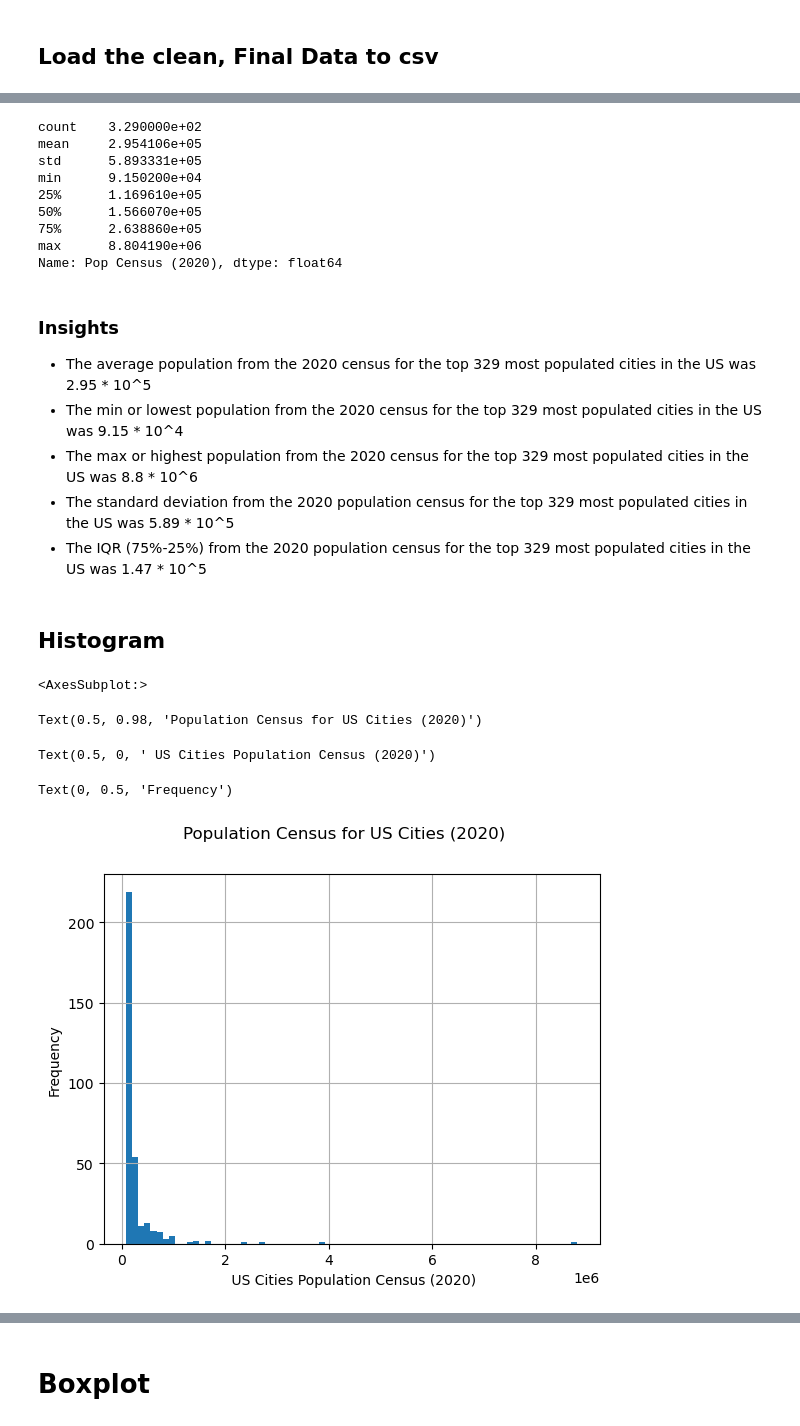
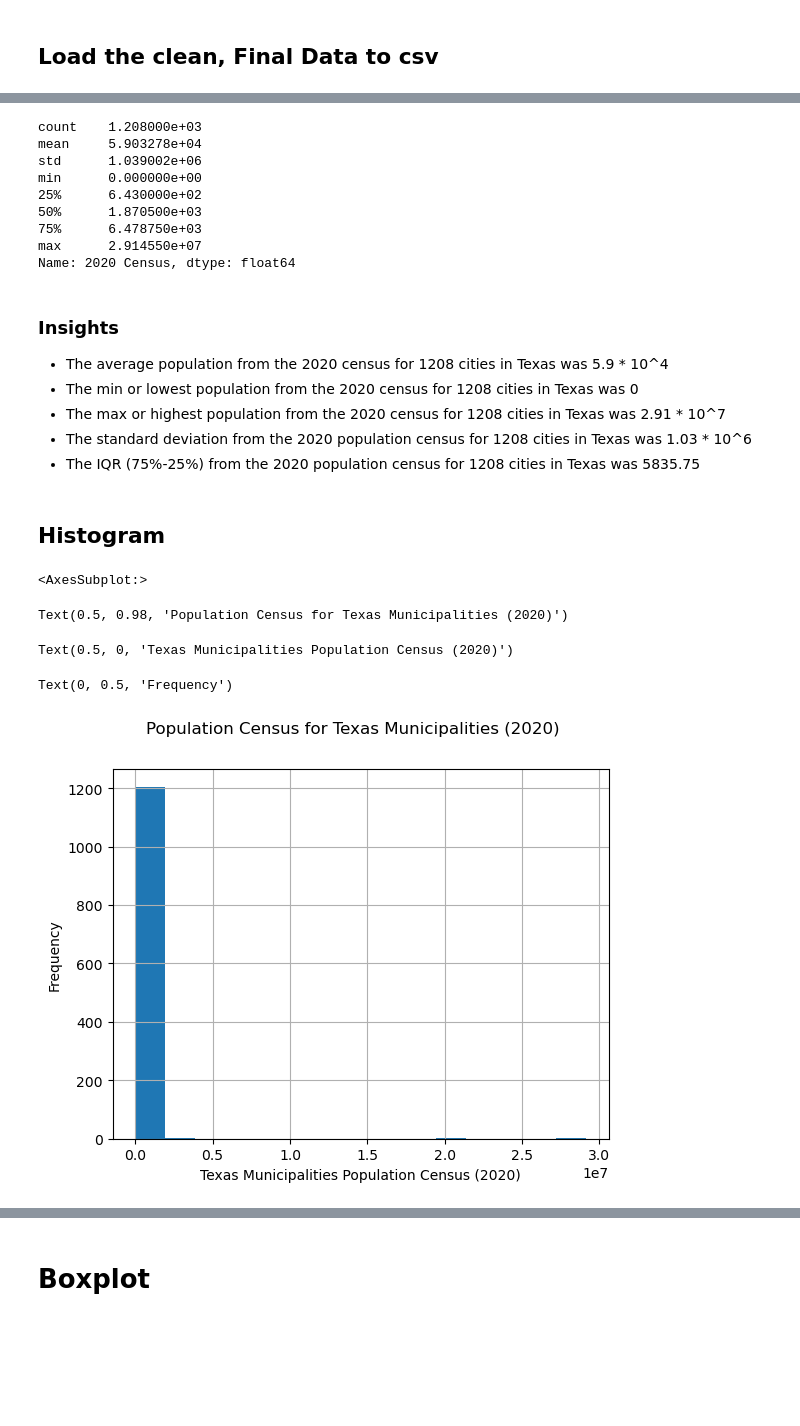
Before and after one commit to ZacharySoo01/I310D_DataCuration-Analysis, a Jupyter notebook: zks273_assignment7.ipynb, the cells around one changed output, grey strips where cells are left out. Drawn from its saved outputs; the diff is of its cells as text; code cells hidden in the pictures; blank space fills up the shorter version.

```diff
--- a/zks273_assignment7.ipynb
+++ b/zks273_assignment7.ipynb
@@ -152,39 +180,39 @@ import pylab as pl
 InteractiveShell.ast_node_interactivity = "all"
 
 
-uspopulation_df = pd.read_csv("WikiUSCitiesPopulationFinal.csv")
-pop_census = uspopulation_df["Pop Census (2020)"]
+txpopulation_df = pd.read_csv("WikiTxCitiesPopulationFinal.csv")
+pop_census = txpopulation_df["2020 Census"]
 pop_census.describe()
 # %% [output]
-count    3.290000e+02
-mean     2.954106e+05
-std      5.893331e+05
-min      9.150200e+04
-25%      1.169610e+05
-50%      1.566070e+05
-75%      2.638860e+05
-max      8.804190e+06
-Name: Pop Census (2020), dtype: float64
+count    1.208000e+03
+mean     5.903278e+04
+std      1.039002e+06
+min      0.000000e+00
+25%      6.430000e+02
+50%      1.870500e+03
+75%      6.478750e+03
+max      2.914550e+07
+Name: 2020 Census, dtype: float64
 # %% [markdown]
 ### Insights
 
-- The average population from the 2020 census for the top 329 most populated cities in the US was 2.95 * 10^5
-- The min or lowest population from the 2020 census for the top 329 most populated cities in the US was 9.15 * 10^4
-- The max or highest population from the 2020 census for the top 329 most populated cities in the US was 8.8 * 10^6
-- The standard deviation from the 2020 population census for the top 329 most populated cities in the US was 5.89 * 10^5
-- The IQR (75%-25%) from the 2020 population census for the top 329 most populated cities in the US was 1.47 * 10^5
+- The average population from the 2020 census for 1208 cities in Texas was 5.9 * 10^4
+- The min or lowest population from the 2020 census for 1208 cities in Texas was 0
+- The max or highest population from the 2020 census for 1208 cities in Texas was 2.91 * 10^7
+- The standard deviation from the 2020 population census for 1208 cities in Texas was 1.03 * 10^6
+- The IQR (75%-25%) from the 2020 population census for 1208 cities in Texas was 5835.75
 # %% [markdown]
 ## Histogram
 # %%
-pop_census.hist(bins=75)
-pl.suptitle("Population Census for US Cities (2020)")
-pl.xlabel(" US Cities Population Census (2020)")
+pop_census.hist(bins=15)
+pl.suptitle("Population Census for Texas Municipalities (2020)")
+pl.xlabel("Texas Municipalities Population Census (2020)")
 pl.ylabel("Frequency")
 # %% [output]
 <AxesSubplot:>
-Text(0.5, 0.98, 'Population Census for US Cities (2020)')
+Text(0.5, 0.98, 'Population Census for Texas Municipalities (2020)')
-Text(0.5, 0, ' US Cities Population Census (2020)')
+Text(0.5, 0, 'Texas Municipalities Population Census (2020)')
 Text(0, 0.5, 'Frequency')
-[figure, old version]
+[figure, new version]
 # %% [markdown]
 ### Insights
```
Also changed, not shown: parts of 15 cells of this notebook.
